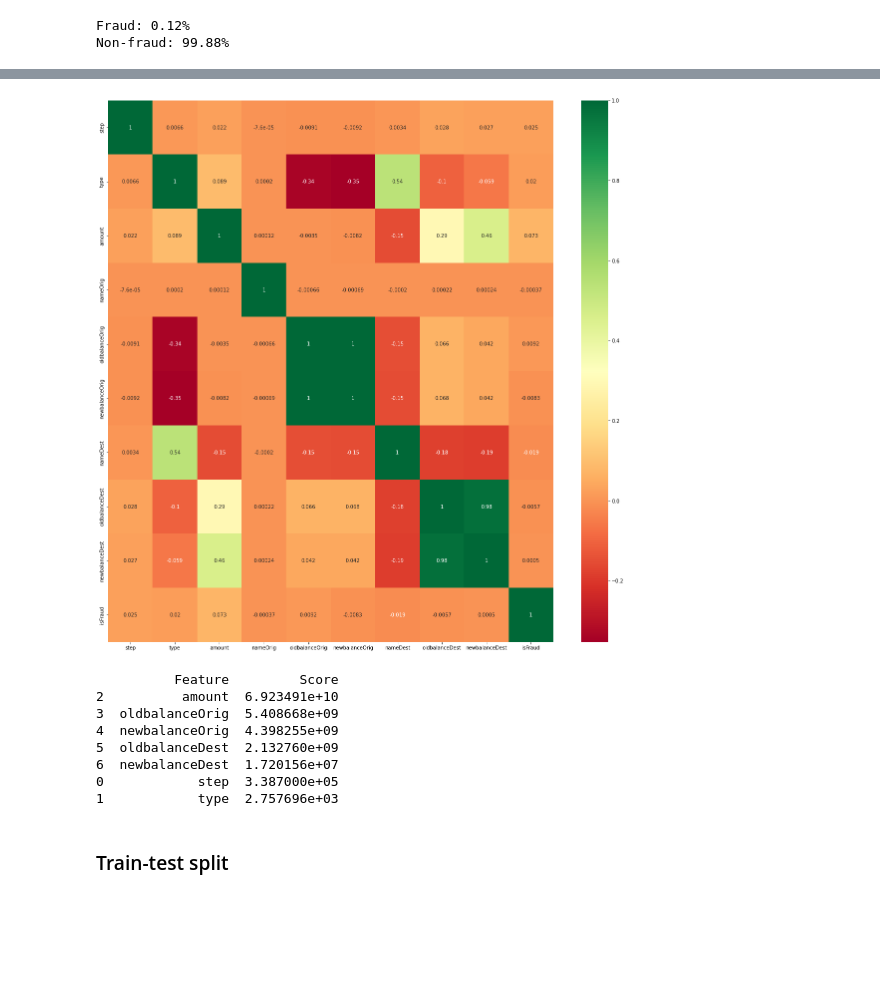
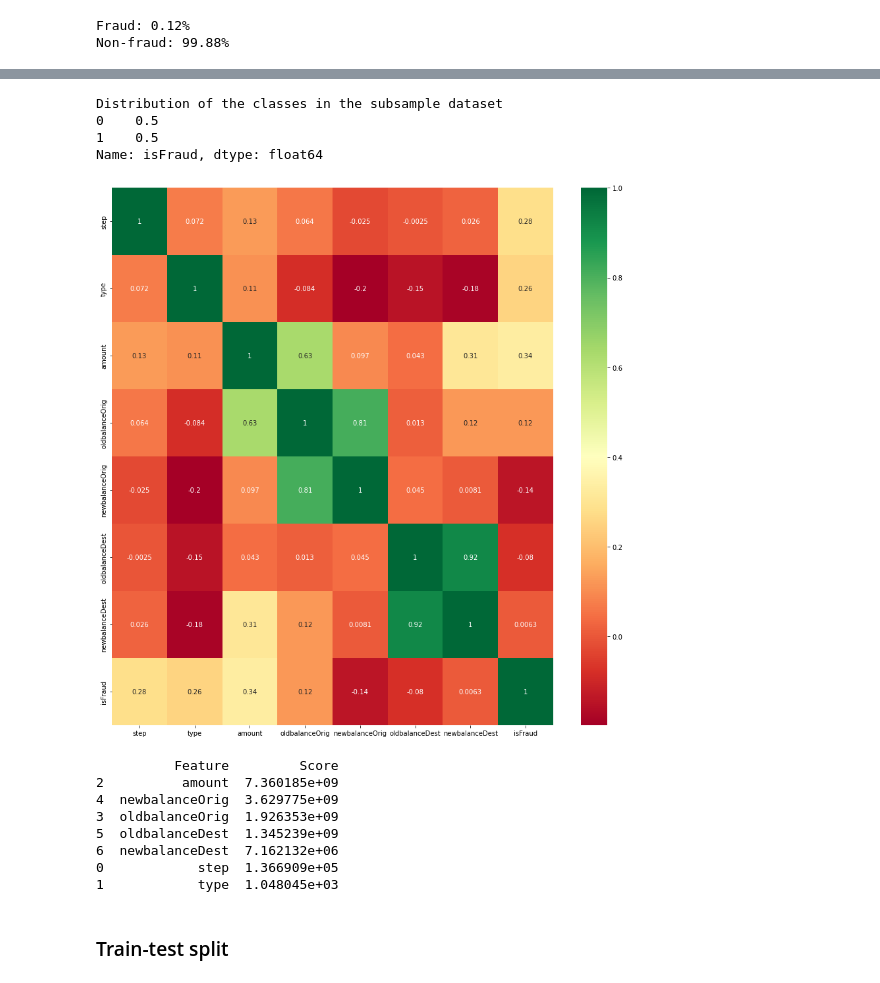
Before and after one commit to GabrielSandoval/plentina, a Jupyter notebook: notebooks/Train.ipynb, the cells around one changed output, grey strips where cells are left out. Cells and saved outputs as stored; diff of their text form; code cells hidden in the pictures; blank space fills up the shorter version.

```diff
--- a/notebooks/Train.ipynb
+++ b/notebooks/Train.ipynb
@@ -68,16 +63,26 @@ Non-fraud: 99.88%
-# %%
-corrmat = transactions.corr()
-top_corr_features = corrmat.index
-plt.figure(figsize=(20,20))
-g = sns.heatmap(transactions[top_corr_features].corr(), annot=True, cmap="RdYlGn")
-# %% [output]
-[figure, removed]
+# %%
+df = transactions.sample(frac=1)
+fraud_df = df.loc[df['isFraud'] == 1]
+non_fraud_df = df.loc[df['isFraud'] == 0][:len(fraud_df)]
+normal_distributed_df = pd.concat([fraud_df, non_fraud_df])
+new_df = normal_distributed_df.sample(frac=1)
+
+print("Distribution of the classes in the subsample dataset")
+print(new_df["isFraud"].value_counts()/len(new_df))
+plt.figure(figsize=(15,15))
+g = sns.heatmap(new_df.corr(), annot=True, cmap="RdYlGn")
+# %% [output]
+Distribution of the classes in the subsample dataset
+0    0.5
+1    0.5
+Name: isFraud, dtype: float64
+[figure, added]
 # %%
 # K-Best features using chi2
 from sklearn.feature_selection import SelectKBest, chi2
 
-X = transactions.drop(['isFraud', 'nameDest', 'nameOrig'], axis=1)
-Y = transactions["isFraud"]
+X = new_df.drop(['isFraud', 'nameOrig', 'nameDest'], axis=1)
+Y = new_df["isFraud"]
 
 bestfeatures = SelectKBest(score_func=chi2, k=7)
 fit = bestfeatures.fit(X, Y)
@@ -88,13 +93,13 @@ featureScores.columns = ["Feature", "Score"]
 print(featureScores.nlargest(7, "Score"))
 # %% [output]
           Feature         Score
-2          amount  6.923491e+10
-3  oldbalanceOrig  5.408668e+09
-4  newbalanceOrig  4.398255e+09
-5  oldbalanceDest  2.132760e+09
-6  newbalanceDest  1.720156e+07
-0            step  3.387000e+05
-1            type  2.757696e+03
+2          amount  7.360185e+09
+4  newbalanceOrig  3.629775e+09
+3  oldbalanceOrig  1.926353e+09
+5  oldbalanceDest  1.345239e+09
+6  newbalanceDest  7.162132e+06
+0            step  1.366909e+05
+1            type  1.048045e+03
 # %% [markdown]
 ### Train-test split
 # %%
```
Also changed, not shown: parts of 19 cells of this notebook, 6 other files.
